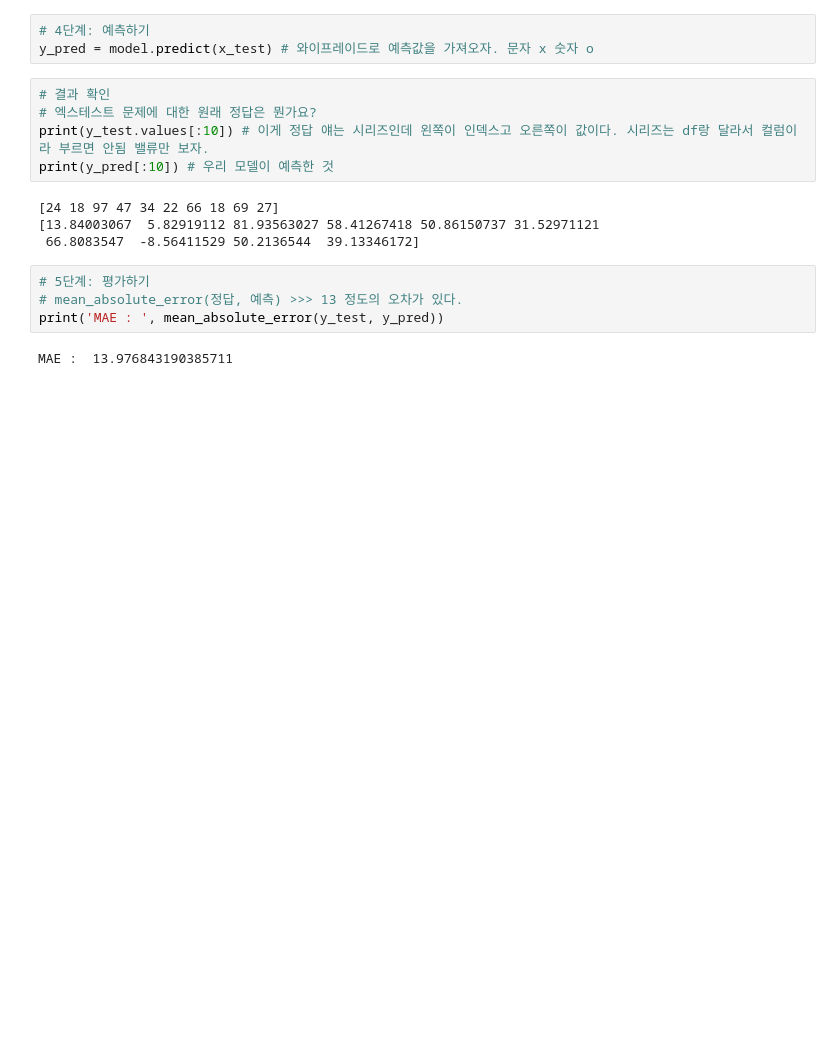
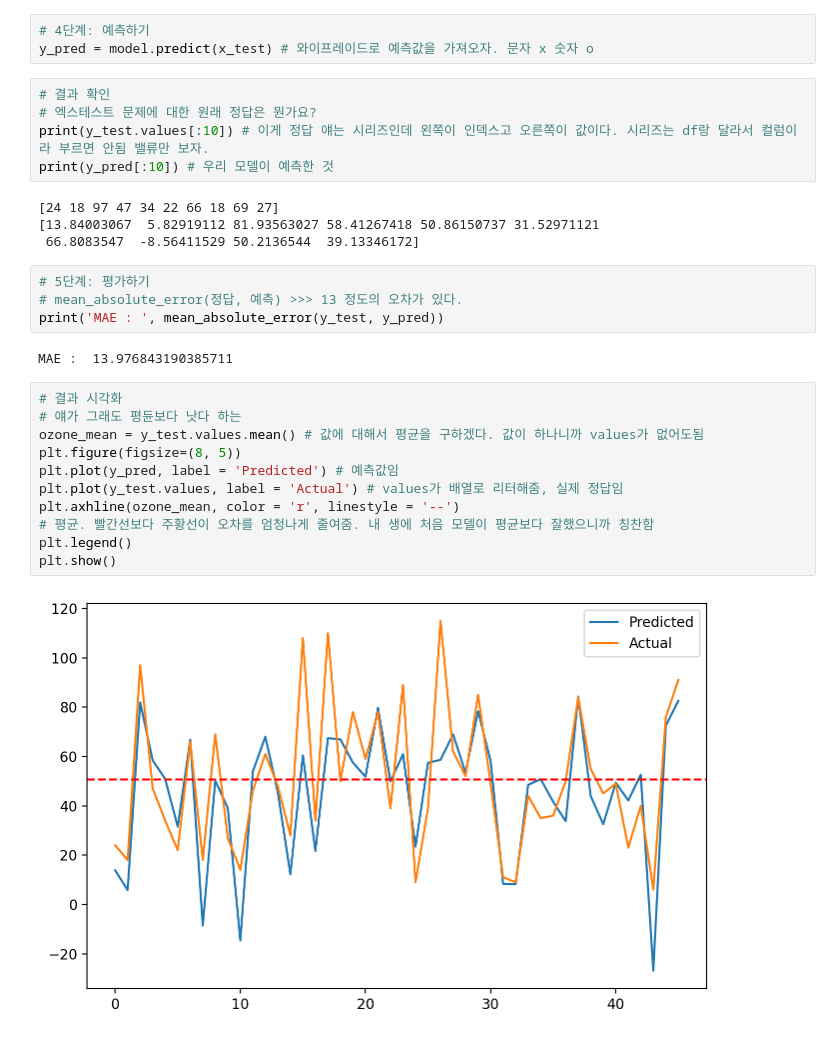
Before and after one commit to ssoong12/KT_aivle_school_AI_track, a Jupyter notebook: 07. 머신러닝/배우기/ML01_01_코딩연습(AirQuality).ipynb, the cells around one changed output. Cells and saved outputs as stored; diff of their text form; blank space fills up the shorter version.

```diff
--- a/07. 머신러닝/배우기/ML01_01_코딩연습(AirQuality).ipynb
+++ b/07. 머신러닝/배우기/ML01_01_코딩연습(AirQuality).ipynb
@@ -298,3 +298,16 @@ print(y_pred[:10]) # 우리 모델이 예측한 것
 print('MAE : ', mean_absolute_error(y_test, y_pred))
 # %% [output]
 MAE :  13.976843190385711
+# %%
+# 결과 시각화
+# 얘가 그래도 평듄보다 낫다 하는
+ozone_mean = y_test.values.mean() # 값에 대해서 평균을 구하겠다. 값이 하나니까 values가 없어도됨
+plt.figure(figsize=(8, 5))
+plt.plot(y_pred, label = 'Predicted') # 예측값임
+plt.plot(y_test.values, label = 'Actual') # values가 배열로 리터해줌, 실제 정답임
+plt.axhline(ozone_mean, color = 'r', linestyle = '--')
+# 평균. 빨간선보다 주황선이 오차를 엄청나게 줄여줌. 내 생에 처음 모델이 평균보다 잘했으니까 칭찬함
+plt.legend()
+plt.show()
+# %% [output]
+[figure, added]
```
Also changed, not shown: parts of 1 cell of this notebook.
